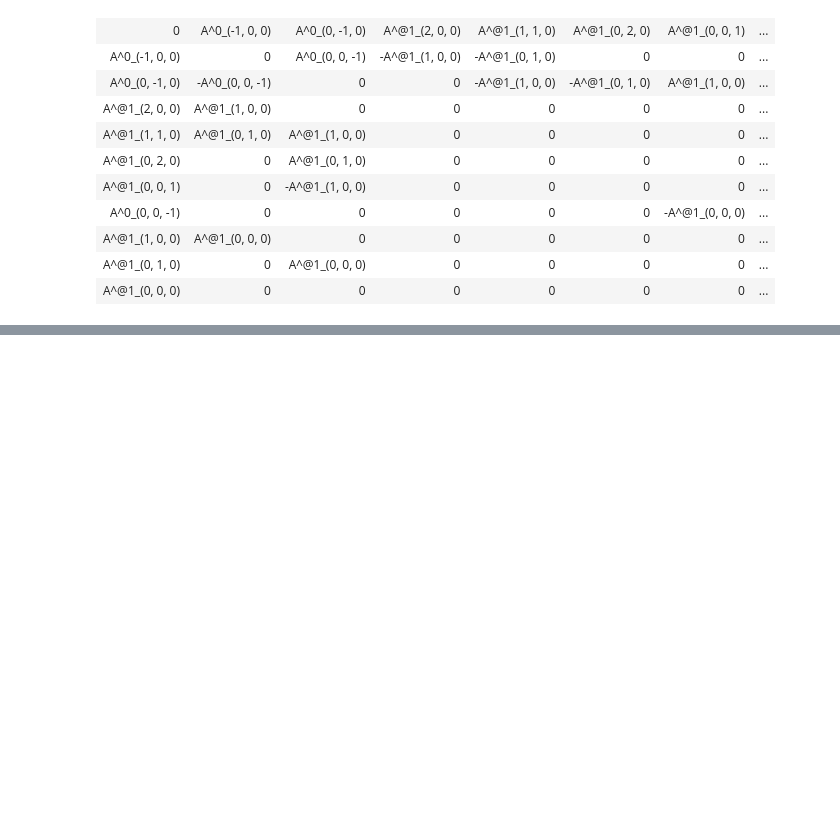
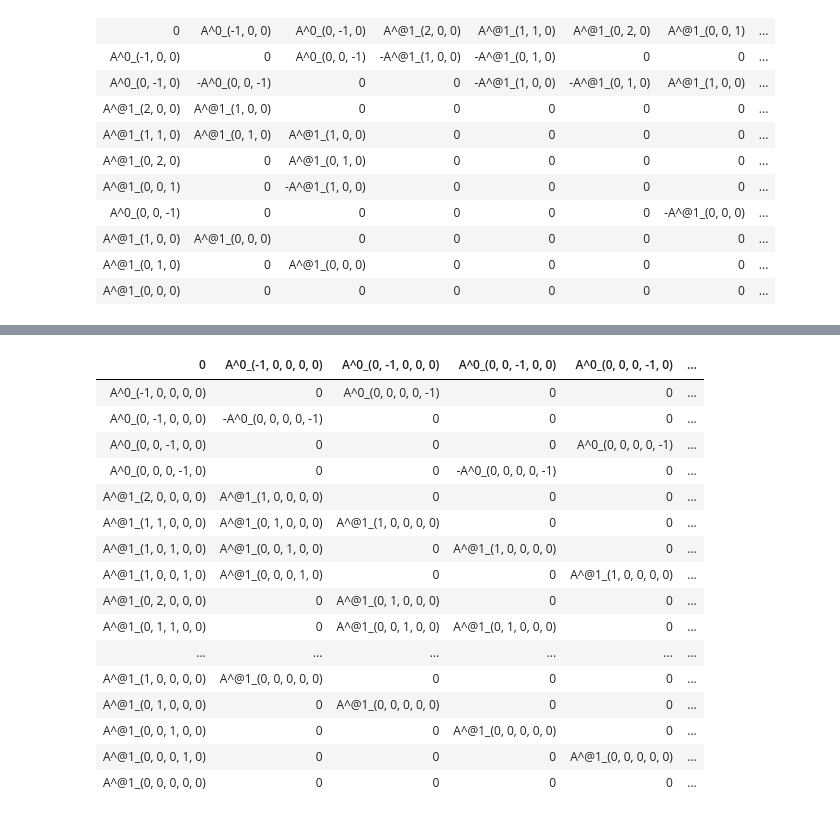
Before and after one commit to Seba272/LieAlgebras, a Jupyter notebook: LieAlgebras5_presentation.ipynb, the cells around one changed output, grey strips where cells are left out. Drawn from its saved outputs; the diff is of its cells as text; code cells hidden in the pictures; blank space fills up the shorter version.

```diff
--- a/LieAlgebras5_presentation.ipynb
+++ b/LieAlgebras5_presentation.ipynb
@@ -524,0 +631,9 @@ display(tabella)
+# %%
+# Second heisenberg group:
+heis2 = LieAlgebra()
+heis2.name = 'Heisenberg 2'
+heis2.basis_symbolic = ['X1','Y1','X2','Y2','Z']
+[X1,Y1,X2,Y2,Z] = heis2.basis_symbolic
+heis2.brackets.rules = {(X1,Y1):Z, (X2,Y2):Z}
+heis2.declare_stratified(growth_vector = [4,1])
+show_bra_tab(heis2)
@@ -524,0 +667,9 @@ display(tabella)
+# %%
+# Jet space of order 2 over the second Heisenberg algebra:
+# NB! This snipped takes some time to be evaluated.
+heis2_jet2_1 = JetAlgebra()
+heis2_jet2_1.name = 'Jet of order 2 and rank 1 over heis2'
+heis2_jet2_1.lie_algebra_domain = heis2
+# heis2_jet2_1.target_vector_space = R
+heis2_jet2_1.order = 2
+heis2_jet2_1.build_me()
@@ -524,0 +694,20 @@ display(tabella)
+# %%
+show_bra_tab(heis2_jet2_1)
+# %% [output]
+| 0 | A^0_(-1, 0, 0, 0, 0) | A^0_(0, -1, 0, 0, 0) | A^0_(0, 0, -1, 0, 0) | A^0_(0, 0, 0, -1, 0) | ... |
+| A^0_(-1, 0, 0, 0, 0) | 0 | A^0_(0, 0, 0, 0, -1) | 0 | 0 | ... |
+| A^0_(0, -1, 0, 0, 0) | -A^0_(0, 0, 0, 0, -1) | 0 | 0 | 0 | ... |
+| A^0_(0, 0, -1, 0, 0) | 0 | 0 | 0 | A^0_(0, 0, 0, 0, -1) | ... |
+| A^0_(0, 0, 0, -1, 0) | 0 | 0 | -A^0_(0, 0, 0, 0, -1) | 0 | ... |
+| A^@1_(2, 0, 0, 0, 0) | A^@1_(1, 0, 0, 0, 0) | 0 | 0 | 0 | ... |
+| A^@1_(1, 1, 0, 0, 0) | A^@1_(0, 1, 0, 0, 0) | A^@1_(1, 0, 0, 0, 0) | 0 | 0 | ... |
+| A^@1_(1, 0, 1, 0, 0) | A^@1_(0, 0, 1, 0, 0) | 0 | A^@1_(1, 0, 0, 0, 0) | 0 | ... |
+| A^@1_(1, 0, 0, 1, 0) | A^@1_(0, 0, 0, 1, 0) | 0 | 0 | A^@1_(1, 0, 0, 0, 0) | ... |
+| A^@1_(0, 2, 0, 0, 0) | 0 | A^@1_(0, 1, 0, 0, 0) | 0 | 0 | ... |
+| A^@1_(0, 1, 1, 0, 0) | 0 | A^@1_(0, 0, 1, 0, 0) | A^@1_(0, 1, 0, 0, 0) | 0 | ... |
+| ... | ... | ... | ... | ... | ... |
+| A^@1_(1, 0, 0, 0, 0) | A^@1_(0, 0, 0, 0, 0) | 0 | 0 | 0 | ... |
+| A^@1_(0, 1, 0, 0, 0) | 0 | A^@1_(0, 0, 0, 0, 0) | 0 | 0 | ... |
+| A^@1_(0, 0, 1, 0, 0) | 0 | 0 | A^@1_(0, 0, 0, 0, 0) | 0 | ... |
+| A^@1_(0, 0, 0, 1, 0) | 0 | 0 | 0 | A^@1_(0, 0, 0, 0, 0) | ... |
+| A^@1_(0, 0, 0, 0, 0) | 0 | 0 | 0 | 0 | ... |
```
Also changed, not shown: parts of 38 cells of this notebook, 1 other file.
